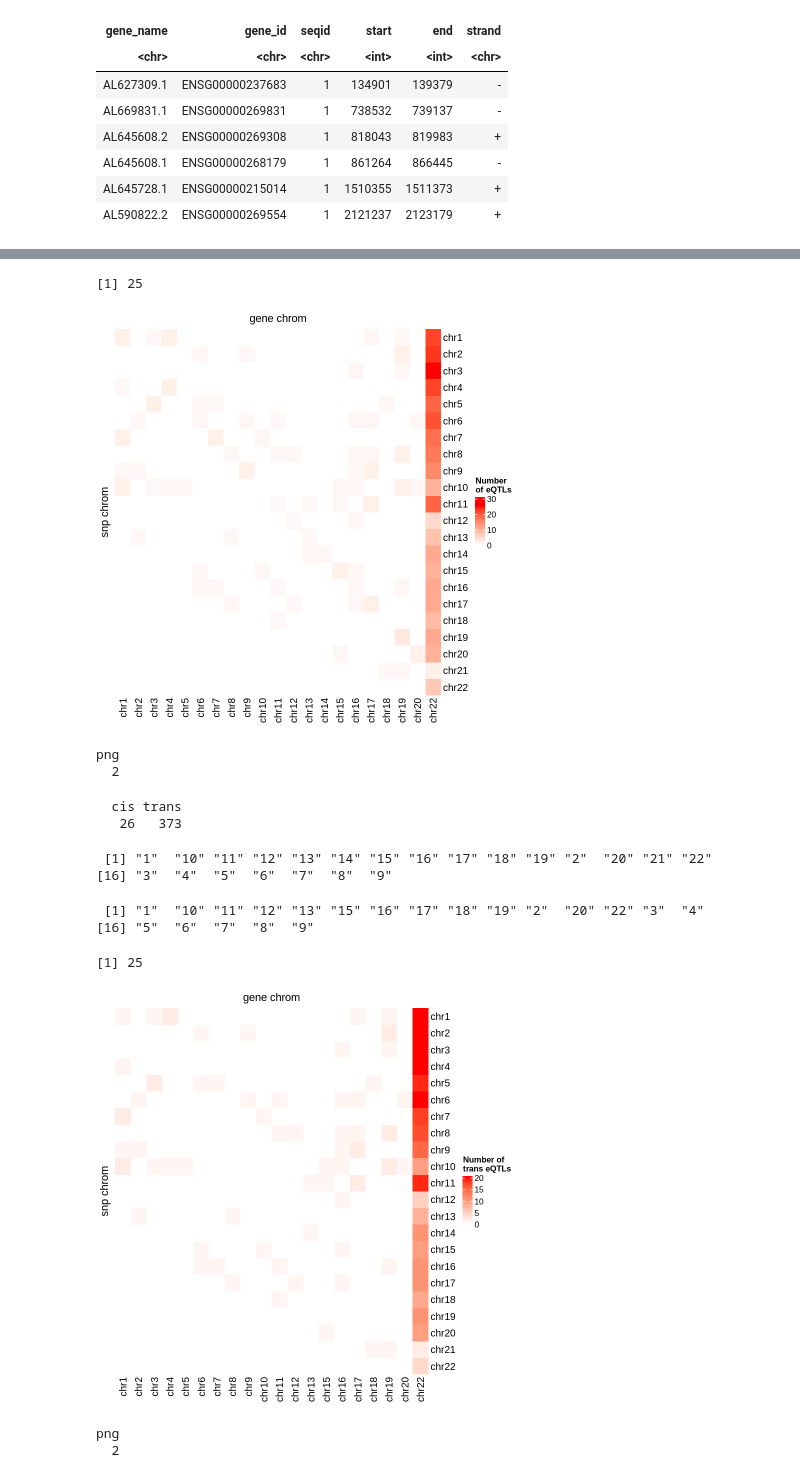
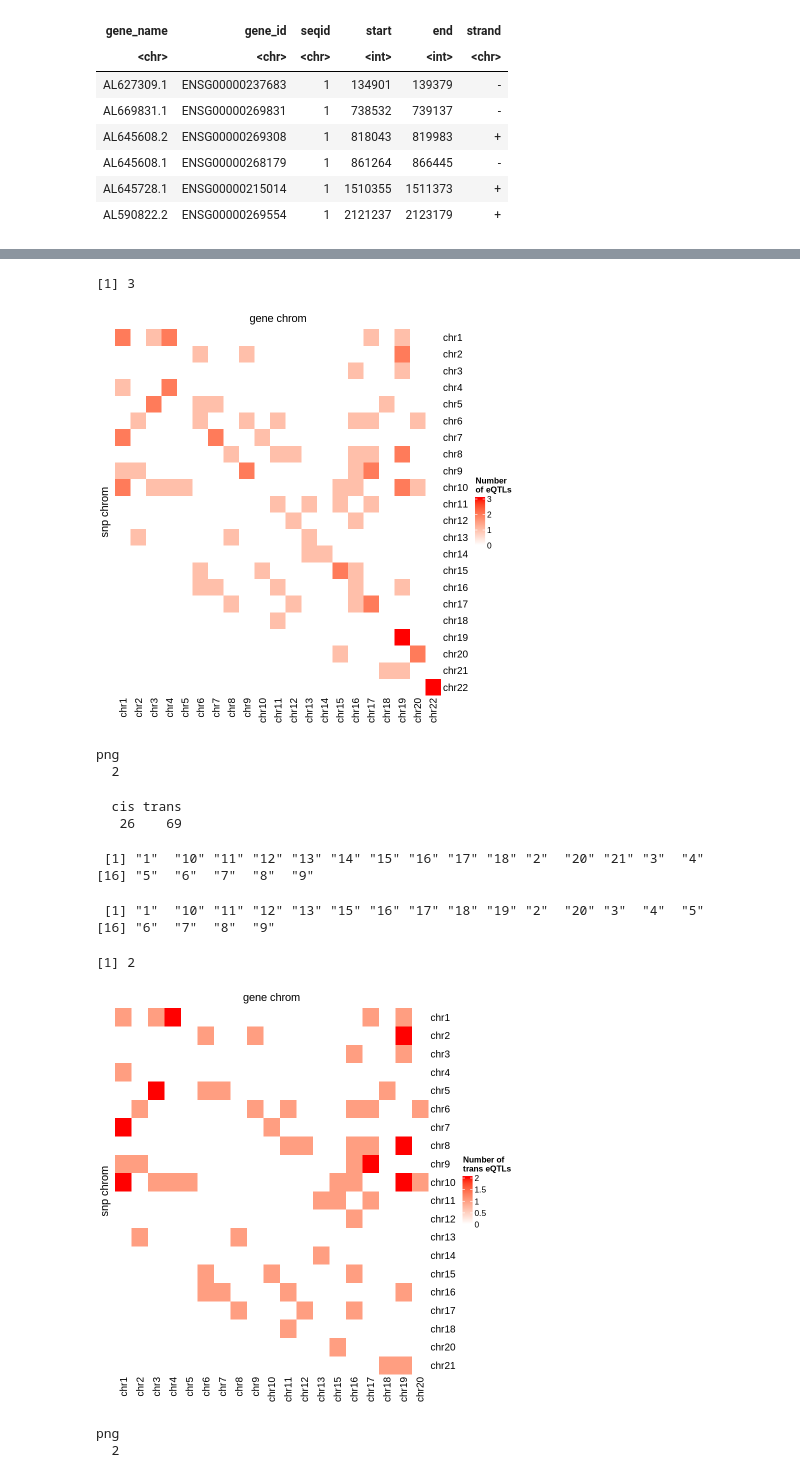
Before and after one commit to annacuomo/SAIGE_QTL_analyses, a Jupyter notebook: Plotting_Notebooks/Trans_eqtls/trans_eqtl_heatmap_Plasma_p5e_8.ipynb, the cells around one changed output, grey strips where cells are left out. Saved outputs shown, nothing was run; the diff lists cells and outputs as text; code cells hidden in the pictures.

Commit message:
add new notebooks filtering for gc lambda values

```diff
--- a/Plotting_Notebooks/Trans_eqtls/trans_eqtl_heatmap_Plasma_p5e_8.ipynb
+++ b/Plotting_Notebooks/Trans_eqtls/trans_eqtl_heatmap_Plasma_p5e_8.ipynb
@@ -24,7 +24,7 @@ A data.table: 6 × 6
 | AL645728.1 | ENSG00000215014 | 1 | 1510355 | 1511373 | + |
 | AL590822.2 | ENSG00000269554 | 1 | 2121237 | 2123179 | + |
 # %%
-gene_files = list.files(paste0(trans_dir,"merged/"), pattern=".merged.txt")
+gene_files = list.files(paste0(trans_dir,"merged_p5e_8/"), pattern=".merged.txt")
 length(gene_files)
 head(gene_files,2)
 # %% [output]
@@ -40,0 +42,7 @@ head(genes)
+# %%
+GC_lambda_file = "/directflow/SCCGGroupShare/projects/anncuo/OneK1K/saige_eqtl/from_wei/Plasma_trans_GClambda.txt"
+gcl_df = as.data.frame(fread(GC_lambda_file))
+colnames(gcl_df) = c("gene", paste0("pcl",c(0.7,0.5,0.1,0.01,0.001)))
+head(gcl_df,2)
+remove_genes_gcl = gcl_df[gcl_df$pcl0.5>1.05,"gene"]
+remove_genes_gcl
@@ -42,6 +57,7 @@ head(genes)
 df_list = list()
 for (i in 1:length(genes)){
     gene = genes[i]
+    if (gene %in% remove_genes_gcl){next}
     chrom = gene_loc[gene_loc$gene_name == gene,"seqid"]$seqid[1]
     gene_start = gene_loc[gene_loc$gene_name == gene,"start"]$start[1]
     gene_end = gene_loc[gene_loc$gene_name == gene,"end"]$end[1]
@@ -98,14 +114,14 @@ mat = mat[paste0("chr",1:22),paste0("chr",c(1:20,22))]
 # %%
 max(mat)
 # %% [output]
-[1] 25
+[1] 3
 # %%
 # all results (cis + trans)
 col_fun = colorRamp2(c(0, max(mat)), c("white", "red"))
 Heatmap(mat, cluster_rows = FALSE, cluster_columns = FALSE, name = "Number \nof eQTLs",
         row_title = "snp chrom", column_title = "gene chrom", col=col_fun)
 # %% [output]
-[figure, old version]
+[figure, new version]
 # %%
 fig_dir <- "/directflow/SCCGGroupShare/projects/anncuo/OneK1K/saige_eqtl/ms_figures/trans/"
 pdf(paste0(fig_dir,"Plasma_trans_cis_heatmap_pv_5e_8.pdf"), width=10, height=10)
@@ -125,30 +141,30 @@ table(df_combine$cis.trans.2mb)
 df_combine_trans_only = df_combine[df_combine$cis.trans.2mb == "trans"]
 # %% [output]
   cis trans
-   26   373
+   26    69
 # %%
 mat_trans=as.matrix(table(df_combine_trans_only$snp_Chr, df_combine_trans_only$gene_chr))
 rownames(mat_trans)
 colnames(mat_trans)
 # %% [output]
- [1] "1"  "10" "11" "12" "13" "14" "15" "16" "17" "18" "19" "2"  "20" "21" "22"
-[16] "3"  "4"  "5"  "6"  "7"  "8"  "9"
+ [1] "1"  "10" "11" "12" "13" "14" "15" "16" "17" "18" "2"  "20" "21" "3"  "4"
+[16] "5"  "6"  "7"  "8"  "9"
- [1] "1"  "10" "11" "12" "13" "15" "16" "17" "18" "19" "2"  "20" "22" "3"  "4"
-[16] "5"  "6"  "7"  "8"  "9"
+ [1] "1"  "10" "11" "12" "13" "15" "16" "17" "18" "19" "2"  "20" "3"  "4"  "5"
+[16] "6"  "7"  "8"  "9"
 # %%
 rownames(mat_trans) = paste0("chr",rownames(mat_trans))
 colnames(mat_trans) = paste0("chr",colnames(mat_trans))
-mat_trans = mat_trans[paste0("chr",1:22),paste0("chr",c(1:13,15:20,22))]
+mat_trans = mat_trans[paste0("chr",c(1:18,20:21)),paste0("chr",c(1:13,15:20))]
 # %%
 max(mat_trans)
 # %% [output]
-[1] 25
+[1] 2
 # %%
-col_fun = colorRamp2(c(0, 20), c("white", "red"))
+col_fun = colorRamp2(c(0, max(mat_trans)), c("white", "red"))
 Heatmap(mat_trans, cluster_rows = FALSE, cluster_columns = FALSE, name = "Number of \ntrans eQTLs",
         row_title = "snp chrom", column_title = "gene chrom", col=col_fun)
 # %% [output]
-[figure, old version]
+[figure, new version]
 # %%
 fig_dir <- "/directflow/SCCGGroupShare/projects/anncuo/OneK1K/saige_eqtl/ms_figures/trans/"
 pdf(paste0(fig_dir,"Plasma_trans_only_heatmap_pv_5e_8.pdf"), width=10, height=10)
```
Also changed, not shown: parts of 7 cells of this notebook, 2 other files.
